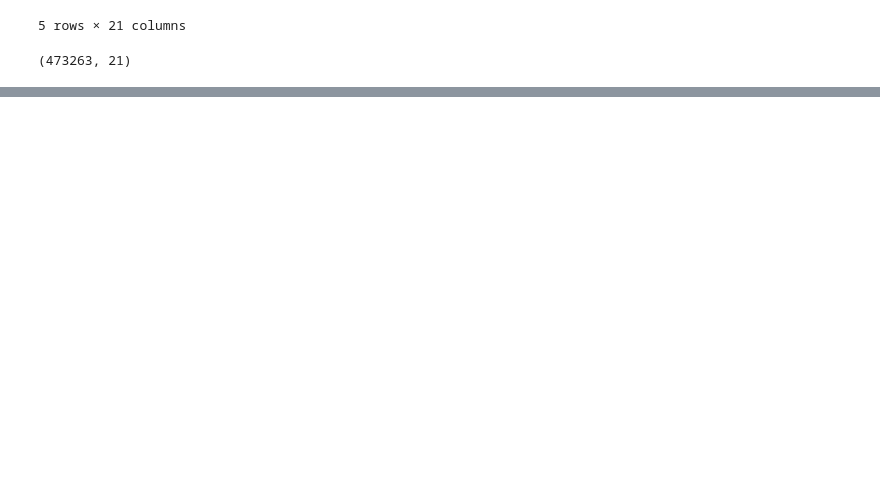
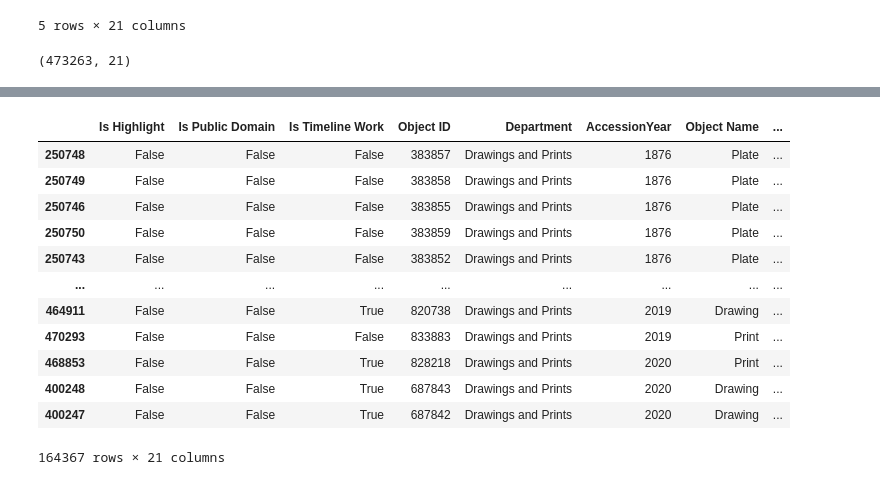
Before and after one commit to Aubrey-Li/METDataAnalysis, a Jupyter notebook: MET.ipynb, the cells around one changed output, grey strips where cells are left out. Drawn from its saved outputs; the diff is of its cells as text; code cells hidden in the pictures; blank space fills up the shorter version.

```diff
--- a/MET.ipynb
+++ b/MET.ipynb
@@ -182,0 +272,17 @@ met.shape
+# %%
+met = met[met["Department"] == "Drawings and Prints"].sort_values(by=["AccessionYear"], ascending=True)
+met
+# %% [output]
+|  | Is Highlight | Is Public Domain | Is Timeline Work | Object ID | Department | AccessionYear | Object Name | ... |
+| 250748 | False | False | False | 383857 | Drawings and Prints | 1876 | Plate | ... |
+| 250749 | False | False | False | 383858 | Drawings and Prints | 1876 | Plate | ... |
+| 250746 | False | False | False | 383855 | Drawings and Prints | 1876 | Plate | ... |
+| 250750 | False | False | False | 383859 | Drawings and Prints | 1876 | Plate | ... |
+| 250743 | False | False | False | 383852 | Drawings and Prints | 1876 | Plate | ... |
+| ... | ... | ... | ... | ... | ... | ... | ... | ... |
+| 464911 | False | False | True | 820738 | Drawings and Prints | 2019 | Drawing | ... |
+| 470293 | False | False | False | 833883 | Drawings and Prints | 2019 | Print | ... |
+| 468853 | False | False | True | 828218 | Drawings and Prints | 2020 | Print | ... |
+| 400248 | False | False | True | 687843 | Drawings and Prints | 2020 | Drawing | ... |
+| 400247 | False | False | True | 687842 | Drawings and Prints | 2020 | Drawing | ... |
+164367 rows × 21 columns
```
Also changed, not shown: parts of 10 cells of this notebook.
